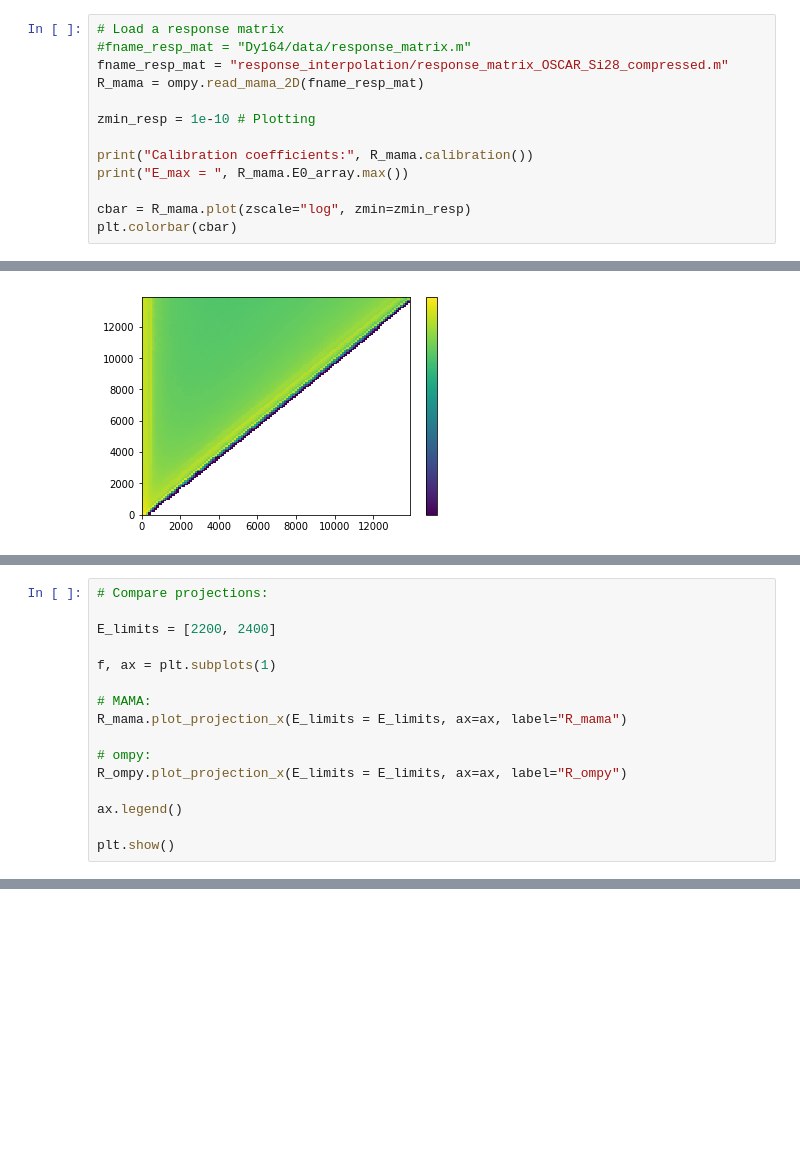
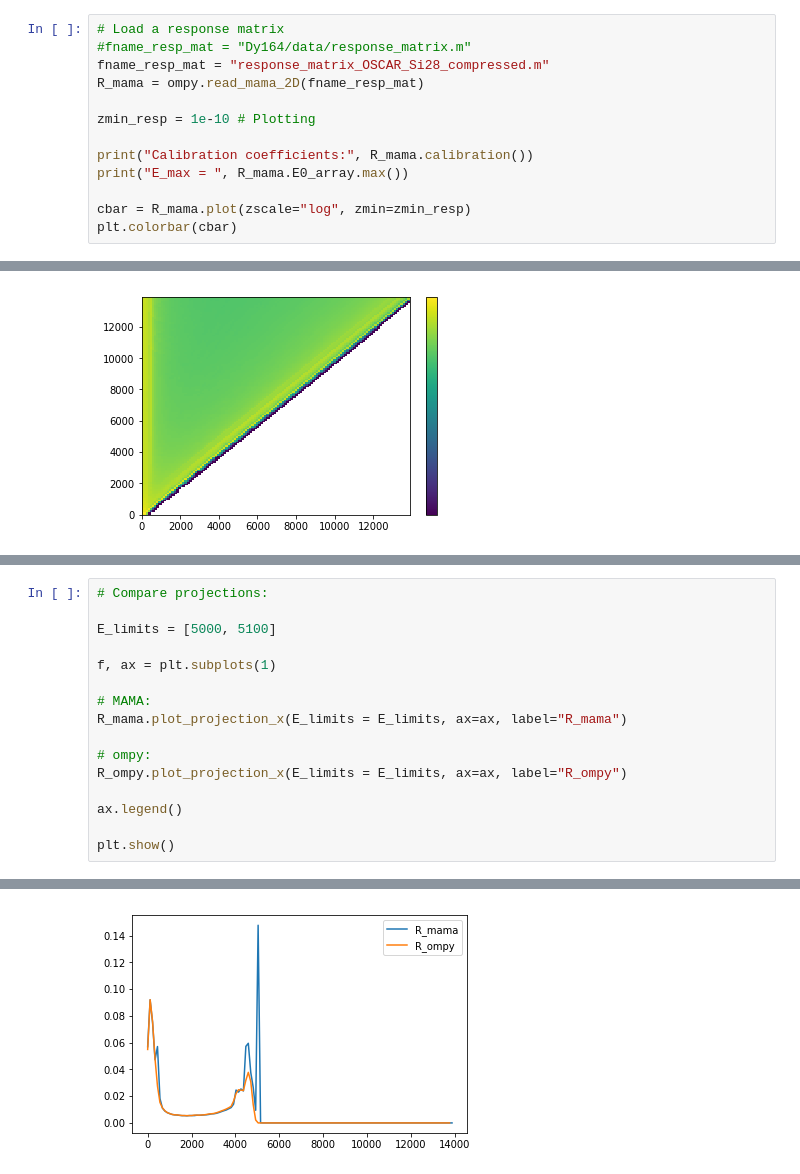
Before and after one commit to oslocyclotronlab/ompy, a Jupyter notebook: notebooks/response_interpolation/test_response_function_interpolation.ipynb, the cells around one changed output, grey strips where cells are left out. Drawn from its saved outputs; the diff is of its cells as text; blank space fills up the shorter version.

Commit message:
NOtebook for response testing

```diff
--- a/notebooks/response_interpolation/test_response_function_interpolation.ipynb
+++ b/notebooks/response_interpolation/test_response_function_interpolation.ipynb
@@ -9,7 +9,7 @@ import ompy
 # %%
 # Load a response matrix
 #fname_resp_mat = "Dy164/data/response_matrix.m"
-fname_resp_mat = "response_interpolation/response_matrix_OSCAR_Si28_compressed.m"
+fname_resp_mat = "response_matrix_OSCAR_Si28_compressed.m"
 R_mama = ompy.read_mama_2D(fname_resp_mat)
 
 zmin_resp = 1e-10 # Plotting
@@ -47,7 +47,7 @@ R_ompy.plot(zscale="log", zmin=zmin_resp)
 # %%
 # Compare projections:
 
-E_limits = [2200, 2400]
+E_limits = [5000, 5100]
 
 f, ax = plt.subplots(1)
 
@@ -65,0 +64 @@ plt.show()
+[figure, added]
```
Also changed, not shown: parts of 5 cells of this notebook.
